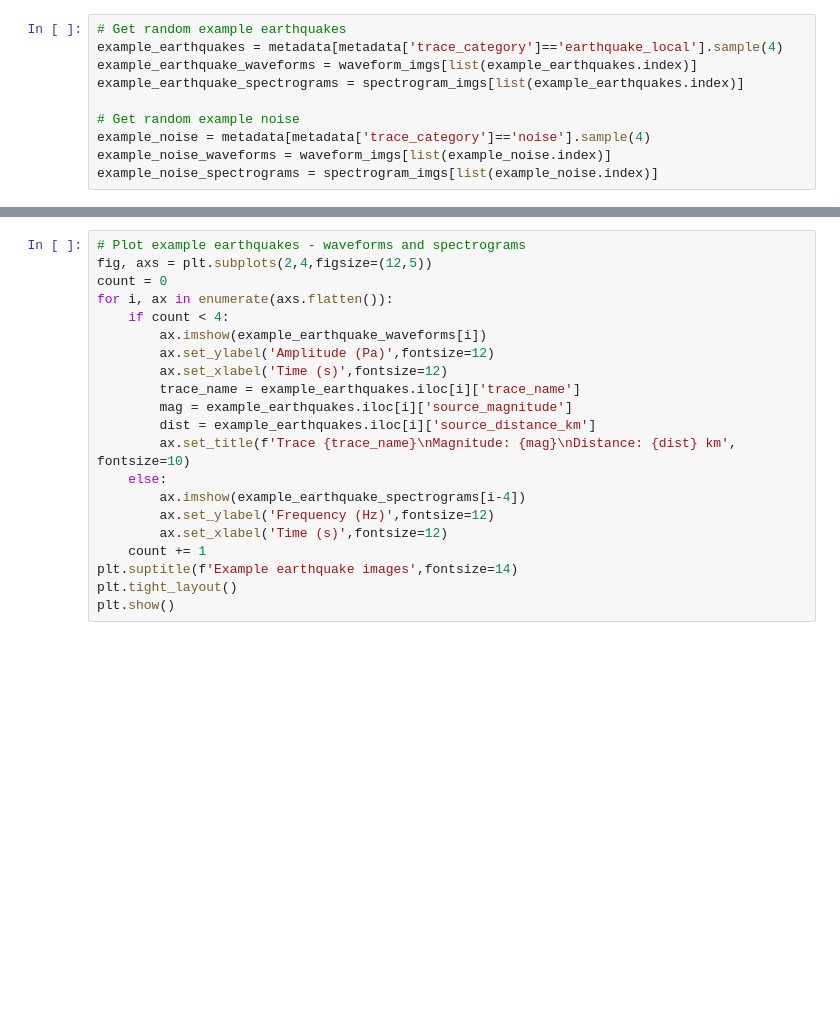
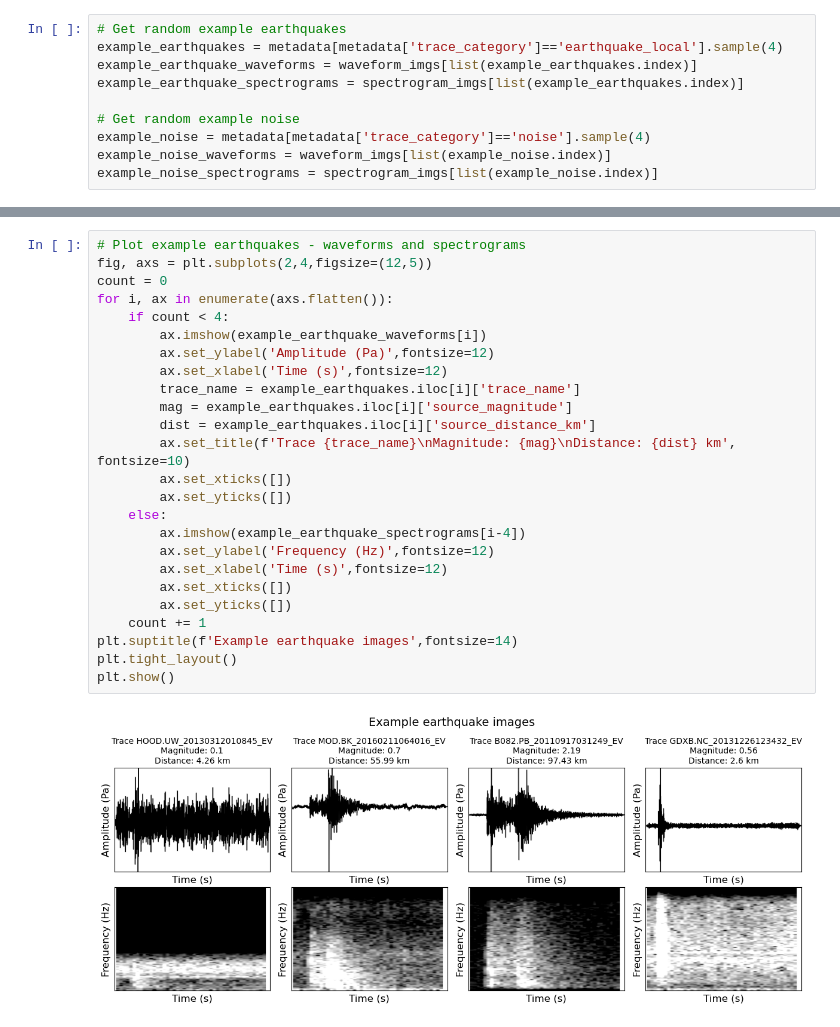
Before and after one commit to kaelynn-rose/Earthquake_Detection, a Jupyter notebook: notebooks/data_preprocessing.ipynb, the cells around one changed output, grey strips where cells are left out. Drawn from its saved outputs; the diff is of its cells as text; blank space fills up the shorter version.

```diff
--- a/notebooks/data_preprocessing.ipynb
+++ b/notebooks/data_preprocessing.ipynb
@@ -101,24 +181,30 @@ example_earthquakes
 # %%
 # Plot example earthquakes - waveforms and spectrograms
 fig, axs = plt.subplots(2,4,figsize=(12,5))
 count = 0
 for i, ax in enumerate(axs.flatten()):
     if count < 4:
         ax.imshow(example_earthquake_waveforms[i])
         ax.set_ylabel('Amplitude (Pa)',fontsize=12)
         ax.set_xlabel('Time (s)',fontsize=12)
         trace_name = example_earthquakes.iloc[i]['trace_name']
         mag = example_earthquakes.iloc[i]['source_magnitude']
         dist = example_earthquakes.iloc[i]['source_distance_km']
         ax.set_title(f'Trace {trace_name}\nMagnitude: {mag}\nDistance: {dist} km', fontsize=10)
+        ax.set_xticks([])
+        ax.set_yticks([])
     else:
         ax.imshow(example_earthquake_spectrograms[i-4])
         ax.set_ylabel('Frequency (Hz)',fontsize=12)
         ax.set_xlabel('Time (s)',fontsize=12)
+        ax.set_xticks([])
+        ax.set_yticks([])
     count += 1
 plt.suptitle(f'Example earthquake images',fontsize=14)
 plt.tight_layout()
 plt.show()
+# %% [output]
+[figure, added]
 # %%
 # Plot example noise - waveforms and spectrograms
 fig, axs = plt.subplots(2,4,figsize=(12,5))
```
Also changed, not shown: parts of 12 cells of this notebook, 2 other files.
